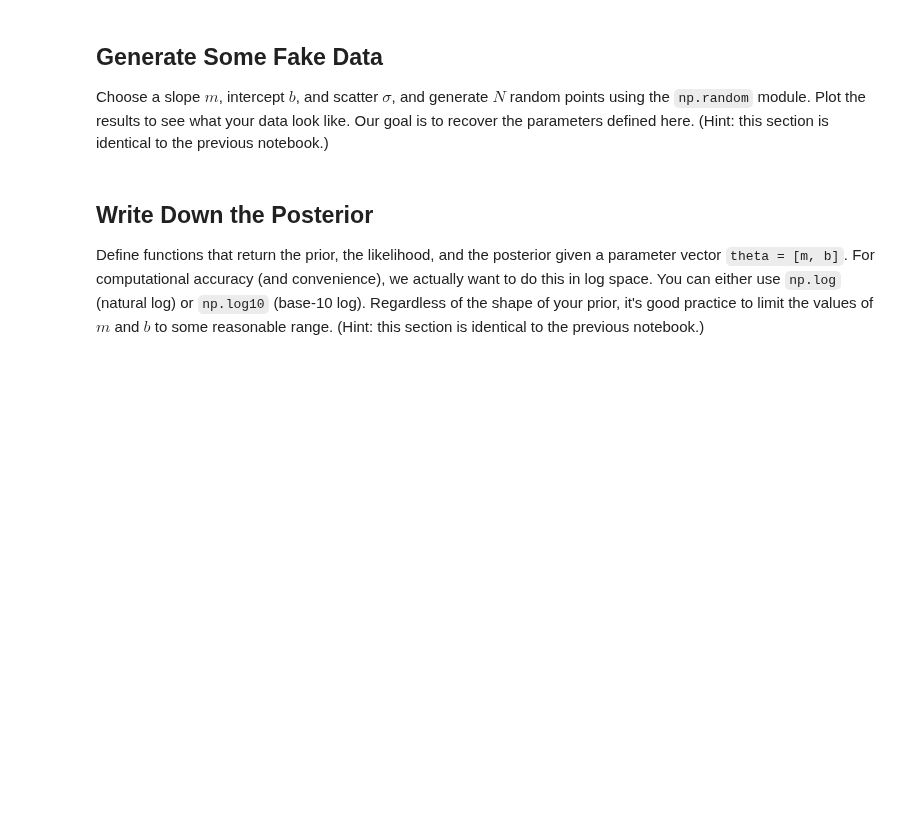
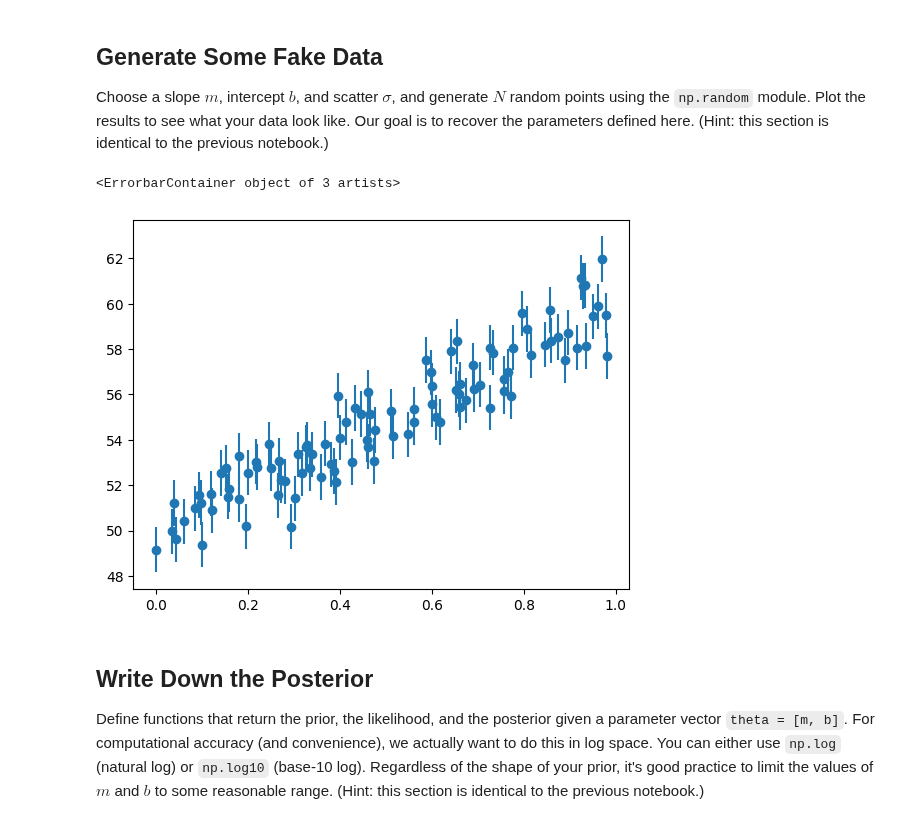
Before and after one commit to ASTR154/bayesian-statistics, a Jupyter notebook: mcmc_line_fitting.ipynb, the cells around one changed output. Cells and saved outputs as stored; diff of their text form; code cells hidden in the pictures; blank space fills up the shorter version.

```diff
--- a/mcmc_line_fitting.ipynb
+++ b/mcmc_line_fitting.ipynb
@@ -25,3 +15,19 @@ Choose a slope $m$, intercept $b$, and scatter $\sigma$, and generate $N$ random
+# %%
+N = 100  # number of points
+m = 10.  # slope
+b = 50.  # intercept
+sigma = 1.  # scatter
+
+rng = np.random.default_rng()
+x =  rng.random(size=N)
+noise = rng.normal(loc=0.0, scale=1.0, size=N)
+y =  ((m*x) +b ) + noise
+dy =  np.full(N,sigma)# array of error bars for all the data (all `sigma`)
+
+plt.errorbar(x,y,yerr=dy, fmt='o')
+# %% [output]
+<ErrorbarContainer object of 3 artists>
+[figure, added]
 # %% [markdown]
 ## Write Down the Posterior
 Define functions that return the prior, the likelihood, and the posterior given a parameter vector `theta = [m, b]`. For computational accuracy (and convenience), we actually want to do this in log space. You can either use `np.log` (natural log) or `np.log10` (base-10 log). Regardless of the shape of your prior, it's good practice to limit the values of $m$ and $b$ to some reasonable range. (Hint: this section is identical to the previous notebook.)
```
Also changed, not shown: parts of 21 cells of this notebook.
